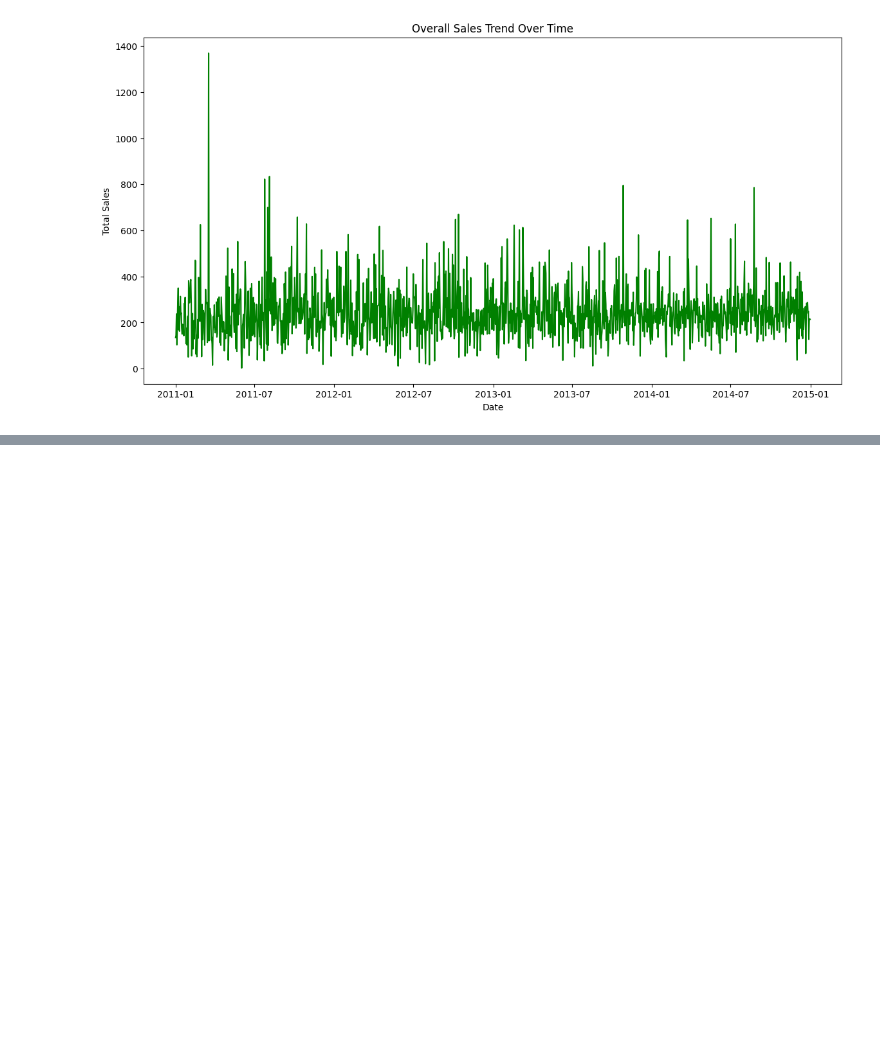
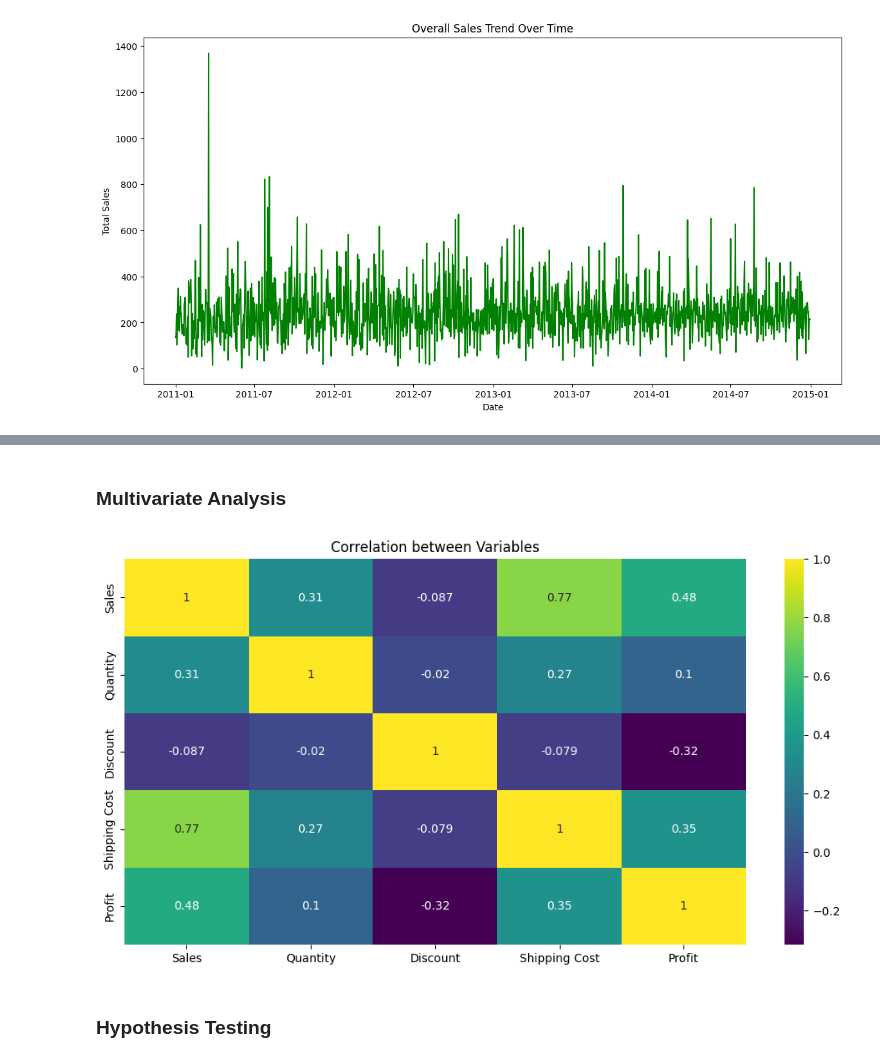
Before and after one commit to aaserwaa/Superstore-Sales-Data-Analysis, a Jupyter notebook: superstores.ipynb, the cells around one changed output, grey strips where cells are left out. Cells and saved outputs as stored; diff of their text form; code cells hidden in the pictures; blank space fills up the shorter version.

```diff
--- a/superstores.ipynb
+++ b/superstores.ipynb
@@ -329,0 +388,14 @@ plt.show()
+# %% [markdown]
+### Multivariate Analysis
+# %%
+# Select variables of interest and create correlation matrix
+c_matrix=df[['Sales','Quantity','Discount','Shipping Cost','Profit']].corr()
+# set figure size
+plt.figure(figsize=(12,6))
+sns.heatmap(data= c_matrix, cmap='viridis',annot=True)
+plt.title('Correlation between Variables')
+plt.show()
+# %% [output]
+[figure, added]
+# %% [markdown]
+### Hypothesis Testing
```
Also changed, not shown: parts of 72 cells of this notebook.
